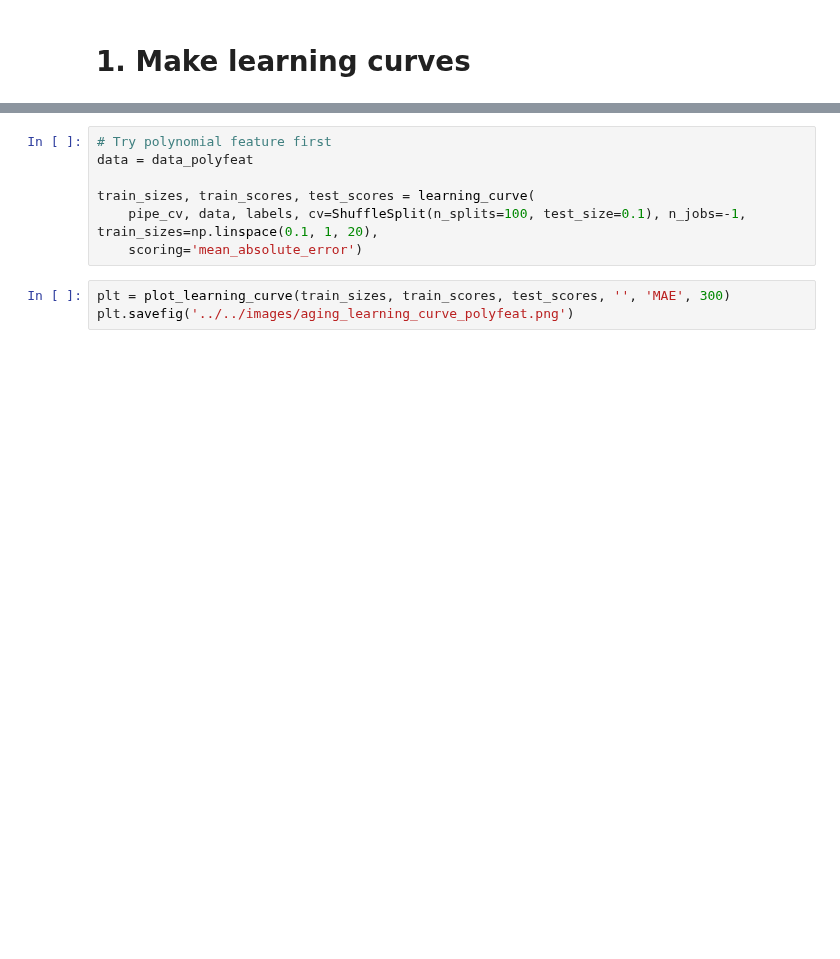
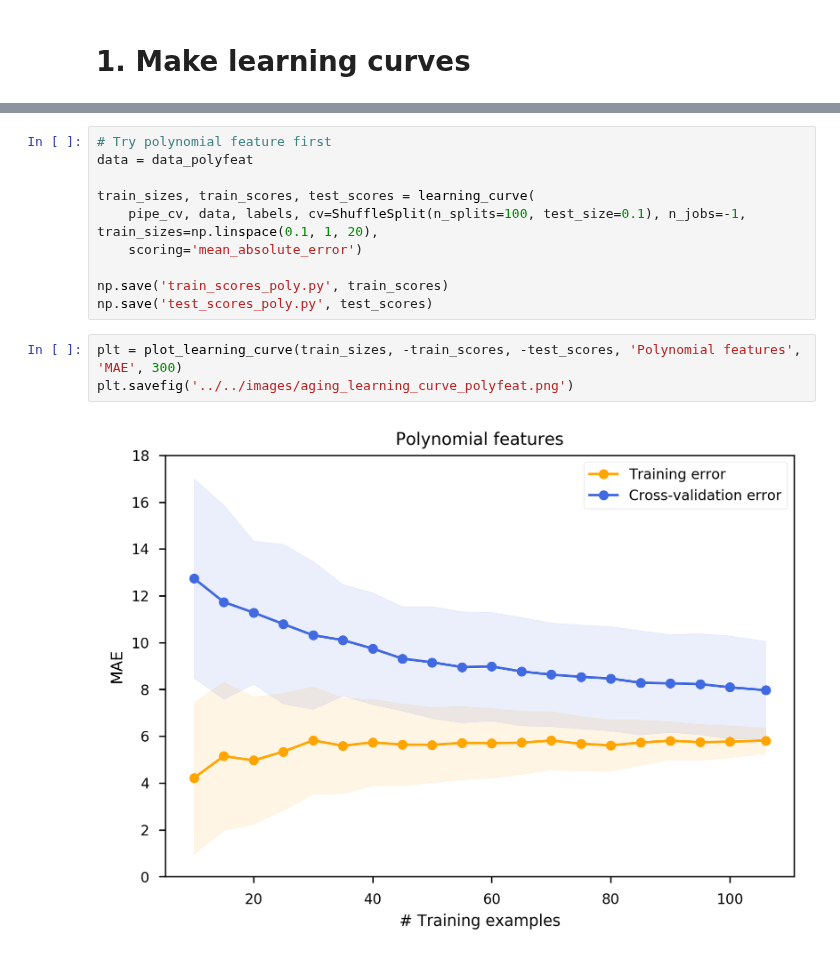
Before and after one commit to samuelefiorini/phdthesis, a Jupyter notebook: src/notebooks/chapter6/aging_make_learning_curves.ipynb, the cells around one changed output, grey strips where cells are left out. Saved outputs shown, nothing was run; the diff lists cells and outputs as text; blank space fills up the shorter version.

```diff
--- a/src/notebooks/chapter6/aging_make_learning_curves.ipynb
+++ b/src/notebooks/chapter6/aging_make_learning_curves.ipynb
@@ -129,6 +133,11 @@ data = data_polyfeat
 train_sizes, train_scores, test_scores = learning_curve(
     pipe_cv, data, labels, cv=ShuffleSplit(n_splits=100, test_size=0.1), n_jobs=-1, train_sizes=np.linspace(0.1, 1, 20),
     scoring='mean_absolute_error')
+
+np.save('train_scores_poly.py', train_scores)
+np.save('test_scores_poly.py', test_scores)
 # %%
-plt = plot_learning_curve(train_sizes, train_scores, test_scores, '', 'MAE', 300)
+plt = plot_learning_curve(train_sizes, -train_scores, -test_scores, 'Polynomial features', 'MAE', 300)
 plt.savefig('../../images/aging_learning_curve_polyfeat.png')
+# %% [output]
+[figure, added]
```
Also changed, not shown: parts of 4 cells of this notebook, 17 other files.
